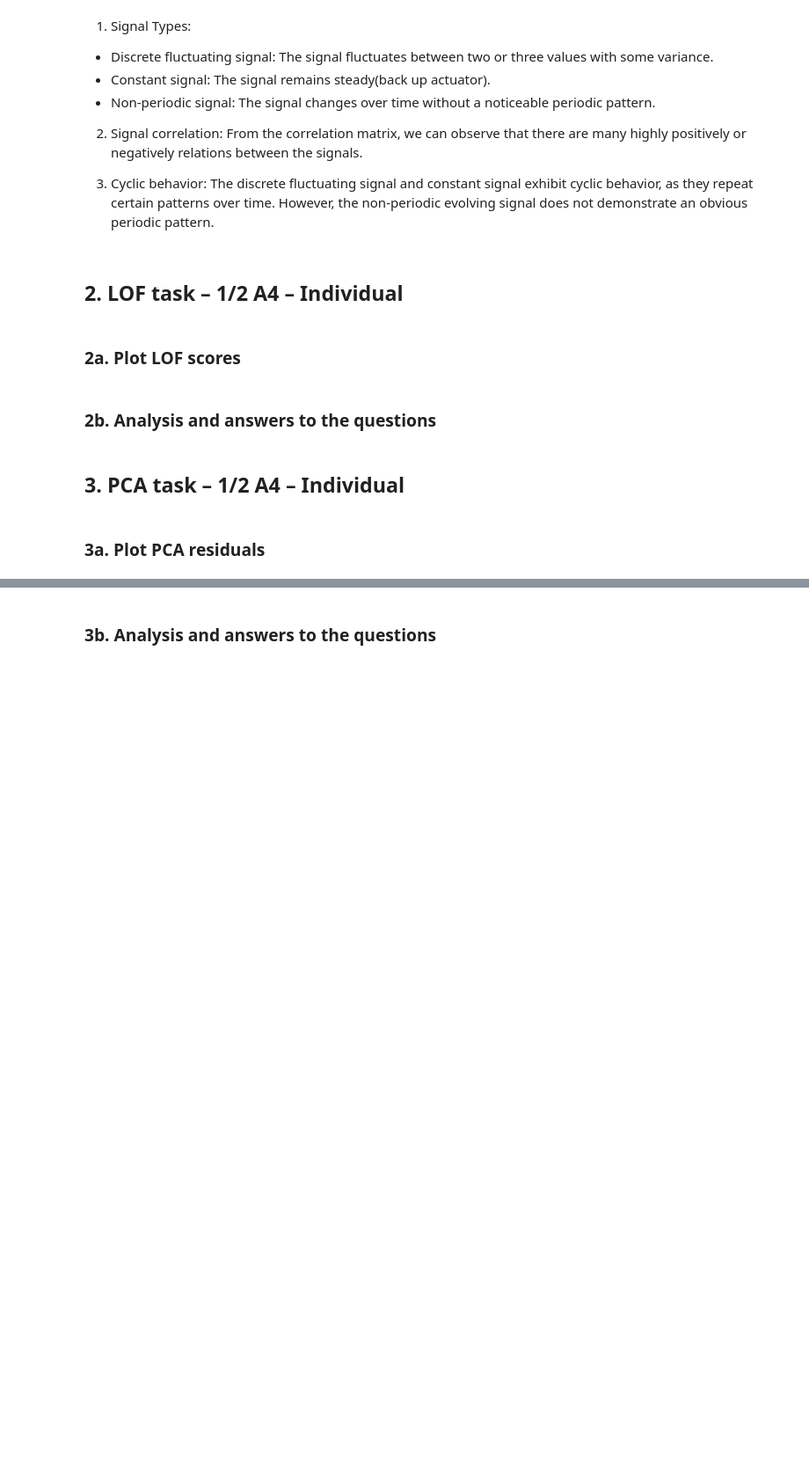
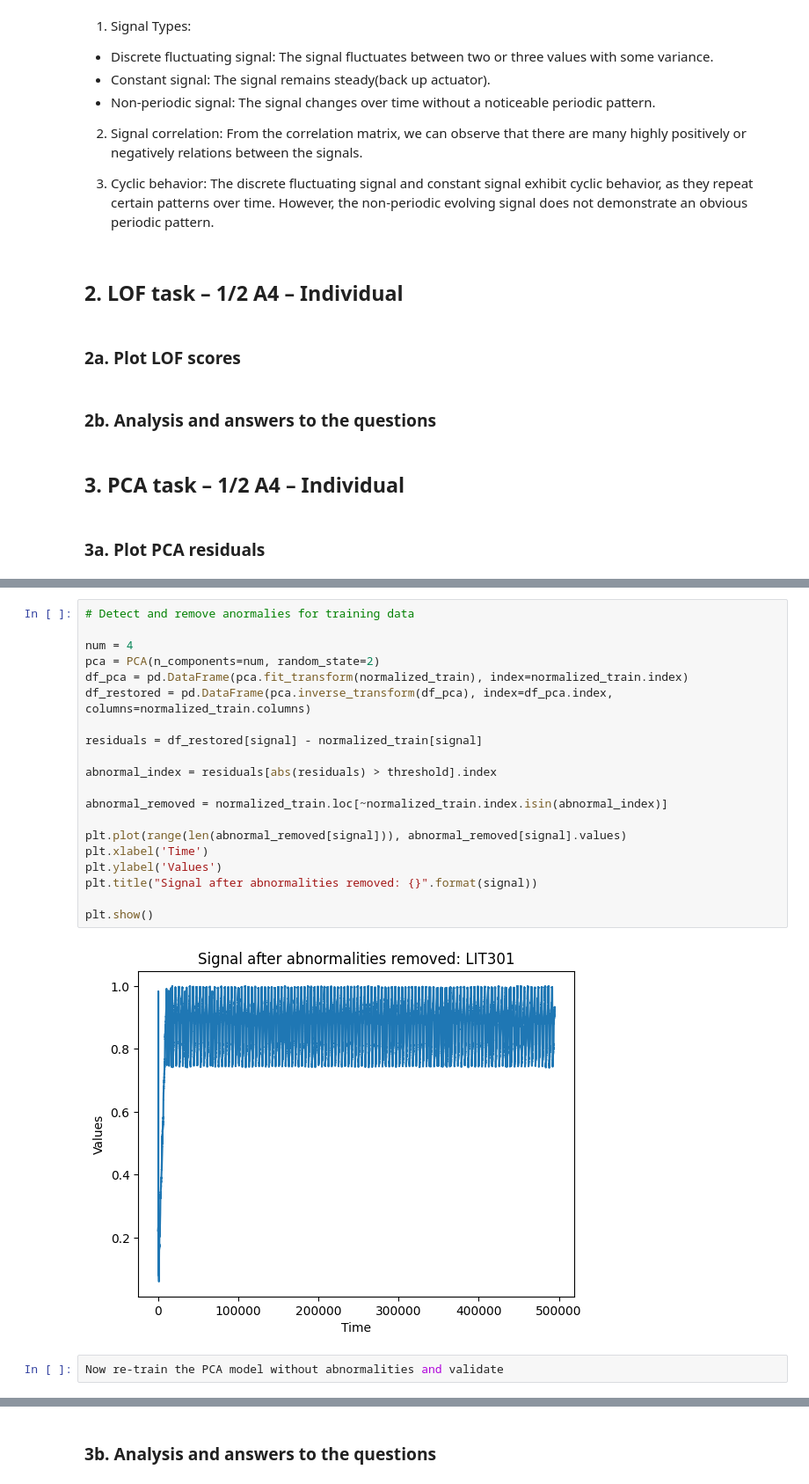
Before and after one commit to BigLob/CDA, a Jupyter notebook: Lab2.ipynb, the cells around one changed output, grey strips where cells are left out. Shown at 88% size. Drawn from its saved outputs; the diff is of its cells as text; blank space fills up the shorter version.

```diff
--- a/Lab2.ipynb
+++ b/Lab2.ipynb
@@ -183,0 +255,24 @@ plt.show()
+# %%
+# Detect and remove anormalies for training data
+
+num = 4
+pca = PCA(n_components=num, random_state=2)
+df_pca = pd.DataFrame(pca.fit_transform(normalized_train), index=normalized_train.index)
+df_restored = pd.DataFrame(pca.inverse_transform(df_pca), index=df_pca.index, columns=normalized_train.columns)
+
+residuals = df_restored[signal] - normalized_train[signal]
+
+abnormal_index = residuals[abs(residuals) > threshold].index
+
+abnormal_removed = normalized_train.loc[~normalized_train.index.isin(abnormal_index)]
+
+plt.plot(range(len(abnormal_removed[signal])), abnormal_removed[signal].values)
+plt.xlabel('Time')
+plt.ylabel('Values')
+plt.title("Signal after abnormalities removed: {}".format(signal))
+
+plt.show()
+# %% [output]
+[figure, added]
+# %%
+Now re-train the PCA model without abnormalities and validate
```
Also changed, not shown: parts of 28 cells of this notebook.
